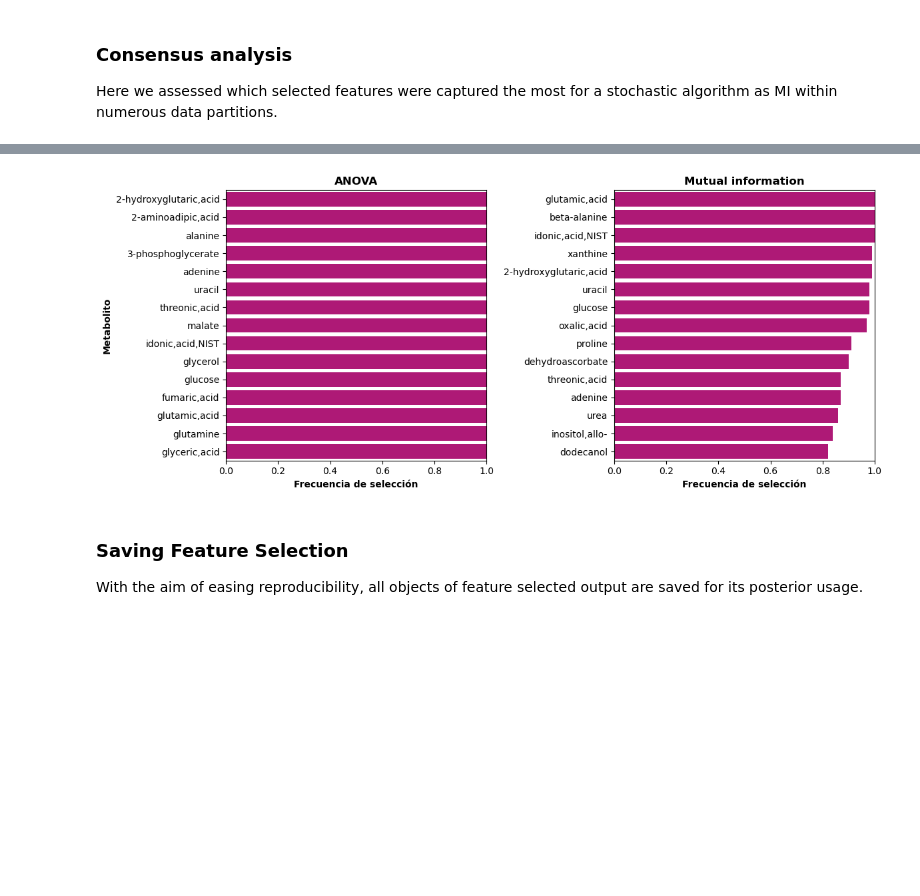
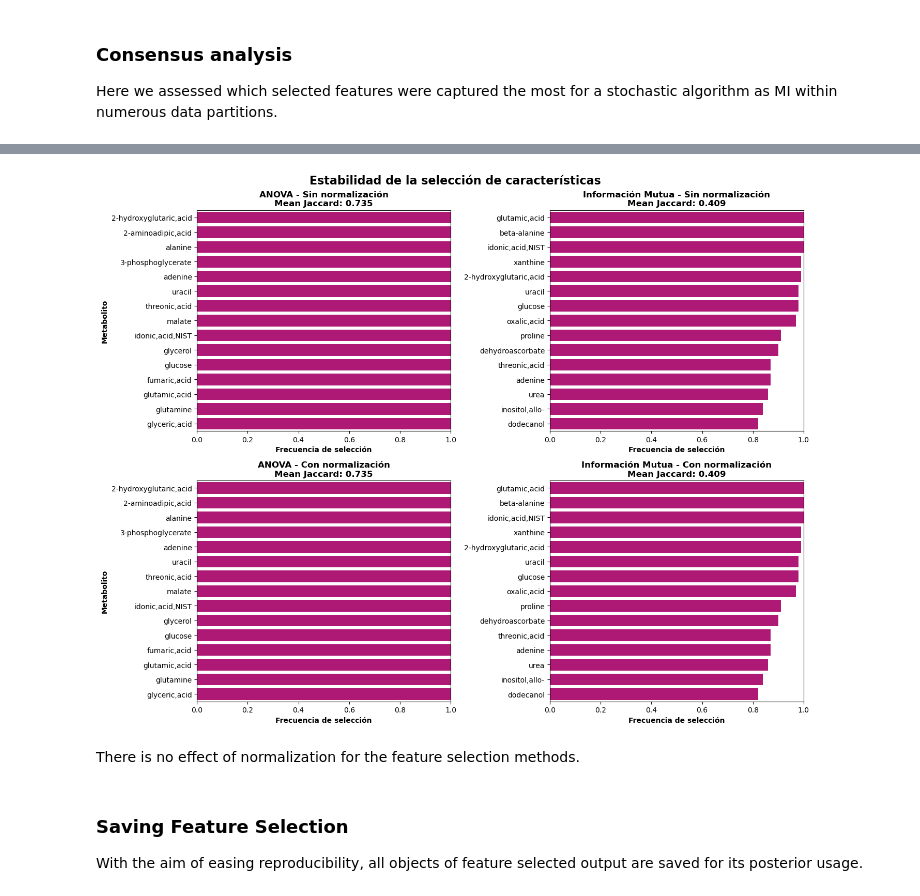
Before and after one commit to MaxHuesca/Machine_learning_algorithms_RE_state, a Jupyter notebook: src/1_exploration_cleansing.ipynb, the cells around one changed output, grey strips where cells are left out. Drawn from its saved outputs; the diff is of its cells as text; code cells hidden in the pictures; blank space fills up the shorter version.

```diff
--- a/src/1_exploration_cleansing.ipynb
+++ b/src/1_exploration_cleansing.ipynb
@@ -139,6 +142,21 @@ plt.show()
 [figure]
 # %% [markdown]
 The plot reveals a clear **class inbalance** in both datasets, which must be considered for later processing. With the class 1 having the most of the data in it (>70% in both cases).
+# %%
+# Normalization of the data
+scaler = StandardScaler()
+
+train_scaled = pd.DataFrame(
+    scaler.fit_transform(train_data),
+    columns=train_data.columns,
+    index=train_data.index
+)
+
+test_scaled = pd.DataFrame(
+    scaler.transform(test_data),
+    columns=test_data.columns,
+    index=test_data.index
+)
 # %%
 metabolites = [
     "beta-alanine",
@@ -261,29 +307,44 @@ proline                   0.91
 dehydroascorbate          0.90
 Name: Frecuencia de selección, dtype: float64
 # %%
-fig, axes = plt.subplots(1, 2, figsize=(12, 5))
+fig, axes = plt.subplots(2, 2, figsize=(14, 11))
 
-for i, (ax, (name, frequency)) in enumerate(zip(axes.ravel(), results.items())):
+for i, (condition, methods_results) in enumerate(results.items()):
 
-    sns.barplot(
-        x=frequency.head(15).values,
-        y=frequency.head(15).index,
-        color="#C7007C",
-        ax=ax
-    )
+    for j, (name, values) in enumerate(methods_results.items()):
 
-    ax.set_xlim(0, 1)
-    ax.set_xlabel("Frecuencia de selección", fontweight="bold")
-    ax.set_ylabel("Metabolito" if not i else "", fontweight="bold")
-    ax.set_title(name, fontweight="bold")
+        ax = axes[i, j]
+        frequency = values["frequency"]
+        jaccard = values["jaccard"]
+
+        sns.barplot(
+            x=frequency.head(15).values,
+            y=frequency.head(15).index,
+            color="#C7007C",
+            ax=ax
+        )
+
+        ax.set_xlim(0, 1)
+        ax.set_xlabel("Frecuencia de selección", fontweight="bold")
+        ax.set_ylabel("Metabolito" if not j else "", fontweight="bold")
+
+        ax.set_title(
+            f"{name} - {condition}\nMean Jaccard: {jaccard:.3f}",
+            fontweight="bold"
+        )
+
+fig.suptitle(
+    "Estabilidad de la selección de características",
+    fontsize=16,
+    fontweight="bold"
+)
 
 fig.tight_layout()
 plt.show()
-
-del (cv, frequency, jaccard, masks, method, name, results,
-     i, ax)
 # %% [output]
-[figure, old version]
+[figure, new version]
+# %% [markdown]
+There is no effect of normalization for the feature selection methods.
 # %% [markdown]
 ### Saving Feature Selection
 
```
Also changed, not shown: parts of 4 cells of this notebook.
